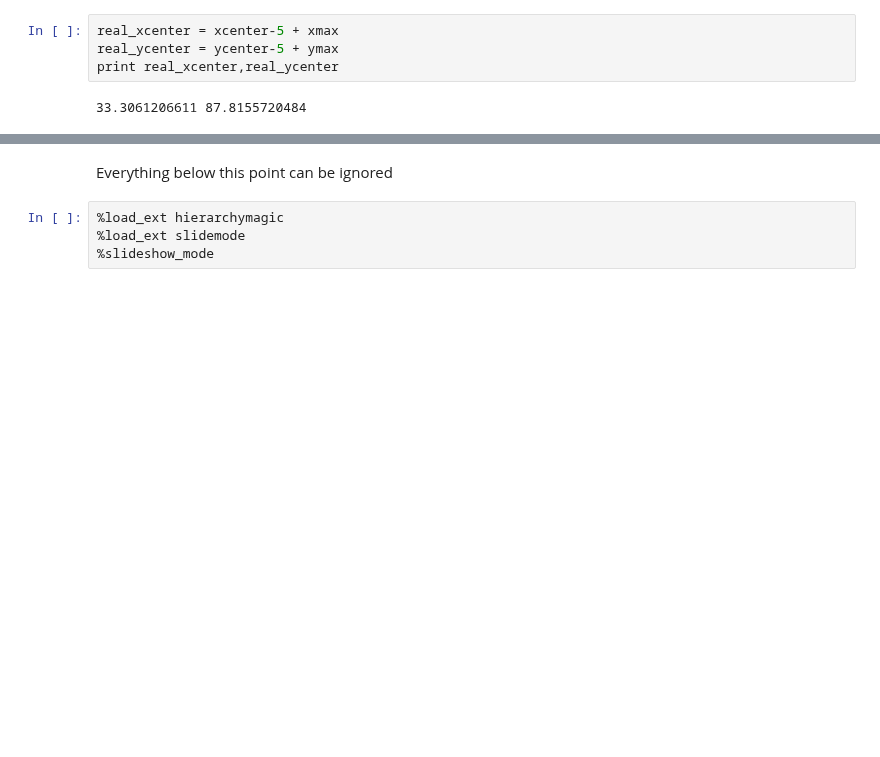
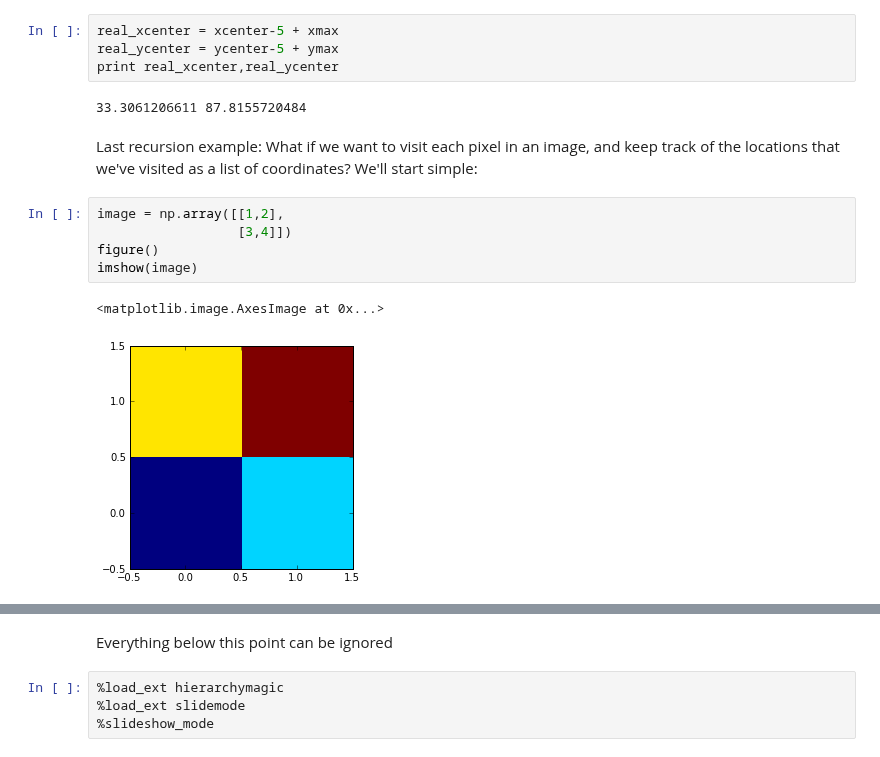
Before and after one commit to hongliliu/astr2600_notebooks, a Jupyter notebook: Recursion.ipynb, the cells around one changed output, grey strips where cells are left out. Drawn from its saved outputs; the diff is of its cells as text; blank space fills up the shorter version.

Commit message:
recursion content - traversing an image

```diff
--- a/Recursion.ipynb
+++ b/Recursion.ipynb
@@ -921,3 +921,13 @@ real_ycenter = ycenter-5 + ymax
 print real_xcenter,real_ycenter
 # %% [output]
 33.3061206611 87.8155720484
+# %% [markdown]
+Last recursion example: What if we want to visit each pixel in an image, and keep track of the locations that we've visited as a list of coordinates?  We'll start simple:
+# %%
+image = np.array([[1,2],
+                  [3,4]])
+figure()
+imshow(image)
+# %% [output]
+<matplotlib.image.AxesImage at 0x...>
+[figure, added]
```
Also changed, not shown: parts of 6 cells of this notebook.
